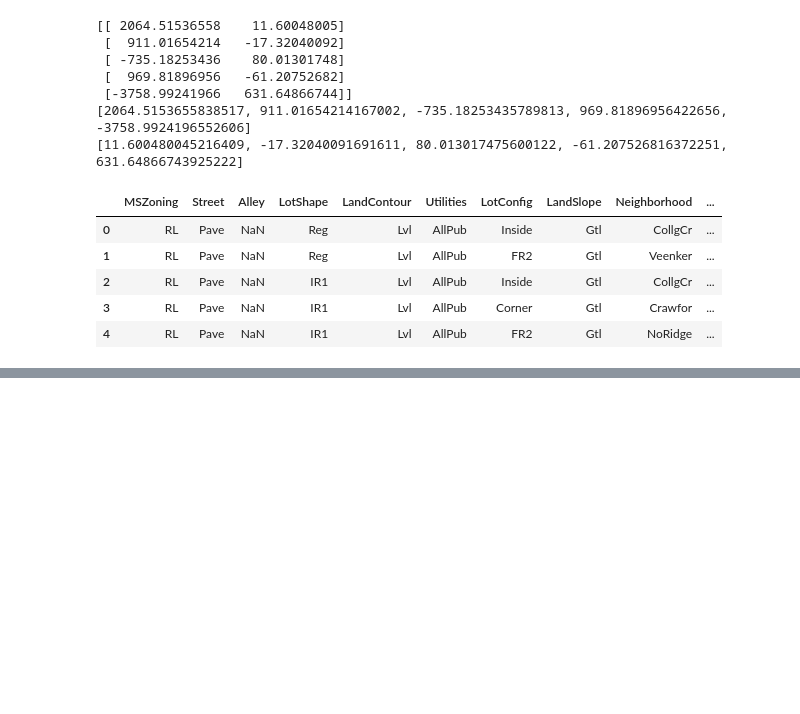
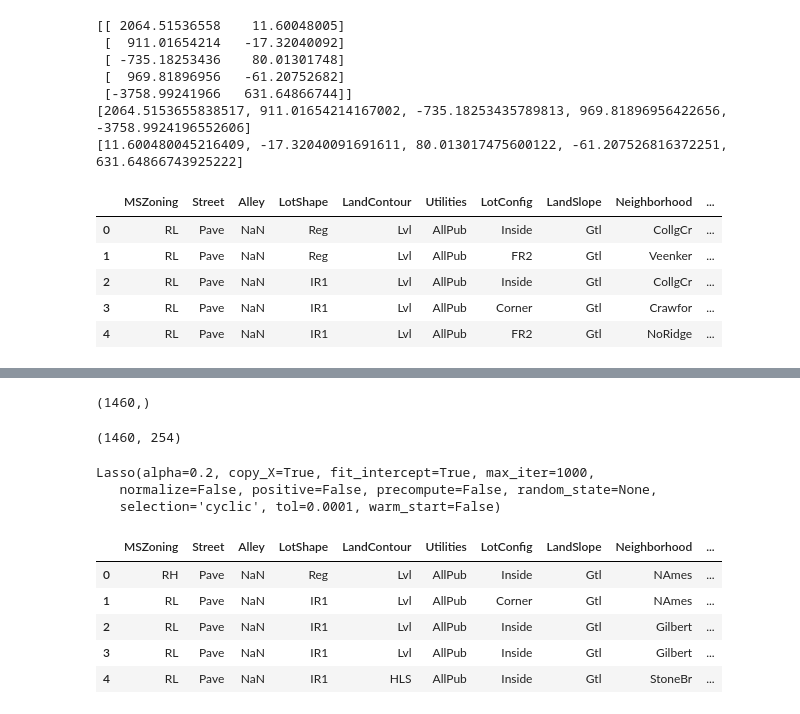
Before and after one commit to ketansahils/HousePricesAdvRegressionTech, a Jupyter notebook: house_prices.ipynb, the cells around one changed output, grey strips where cells are left out. Saved outputs shown, nothing was run; the diff lists cells and outputs as text; code cells hidden in the pictures; blank space fills up the shorter version.

Commit message:
fit the lasso regression model and check results

```diff
--- a/house_prices.ipynb
+++ b/house_prices.ipynb
@@ -121,0 +133,51 @@ os.system('pwd')
+# %%
+y_train.shape
+# %% [output]
+(1460,)
+# %%
+dumdum.shape
+# %% [output]
+(1460, 254)
+# %%
+from sklearn import linear_model
+reg = linear_model.Lasso(alpha=0.2)
+reg.fit(dumdum,y_train)
+# %% [output]
+Lasso(alpha=0.2, copy_X=True, fit_intercept=True, max_iter=1000,
+   normalize=False, positive=False, precompute=False, random_state=None,
+   selection='cyclic', tol=0.0001, warm_start=False)
+# %%
+test = pd.read_csv("test.csv")
+# %%
+X_float = test[use_cols]
+imptest = Imputer(missing_values='NaN',strategy='mean',axis=0)
+X_float_imp = pd.DataFrame(imp.fit_transform(X_float))
+X_float_imp.columns = X_float.columns
+X_float_imp.index = X_float.index
+
+X_pca = pca.transform(X_float_imp)
+
+arr = []
+for i,j in test.dtypes.iteritems():
+    if j == 'object':
+        arr.append(str(i))
+
+dim1 = []
+dim2 = []
+
+for item in X_pca:
+    dim1.append(item[0])
+    dim2.append(item[1])
+
+ser = [test[i] for i in arr]
+ser = pd.DataFrame.transpose(pd.DataFrame(ser))
+ser['Dim1'] = dim1
+ser['Dim2'] = dim2
+ser.head()
+# %% [output]
+|  | MSZoning | Street | Alley | LotShape | LandContour | Utilities | LotConfig | LandSlope | Neighborhood | ... |
+| 0 | RH | Pave | NaN | Reg | Lvl | AllPub | Inside | Gtl | NAmes | ... |
+| 1 | RL | Pave | NaN | IR1 | Lvl | AllPub | Corner | Gtl | NAmes | ... |
+| 2 | RL | Pave | NaN | IR1 | Lvl | AllPub | Inside | Gtl | Gilbert | ... |
+| 3 | RL | Pave | NaN | IR1 | Lvl | AllPub | Inside | Gtl | Gilbert | ... |
+| 4 | RL | Pave | NaN | IR1 | HLS | AllPub | Inside | Gtl | StoneBr | ... |
```
Also changed, not shown: parts of 15 cells of this notebook.
